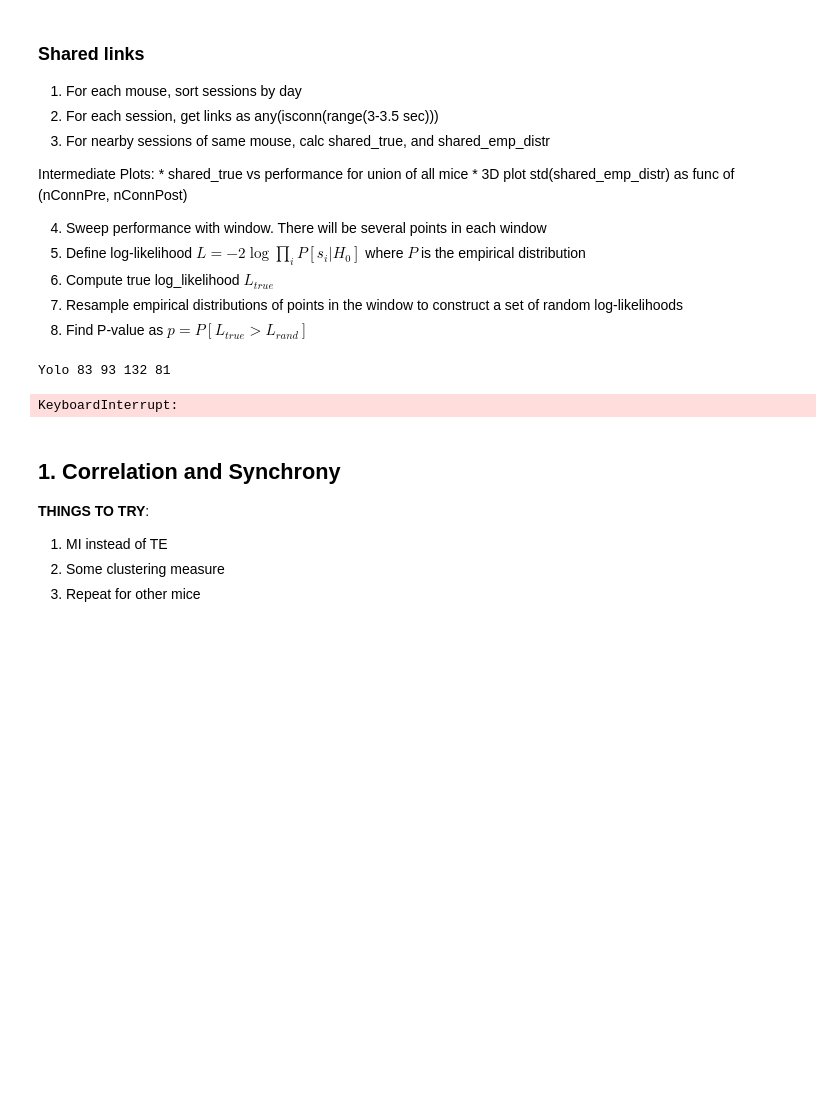
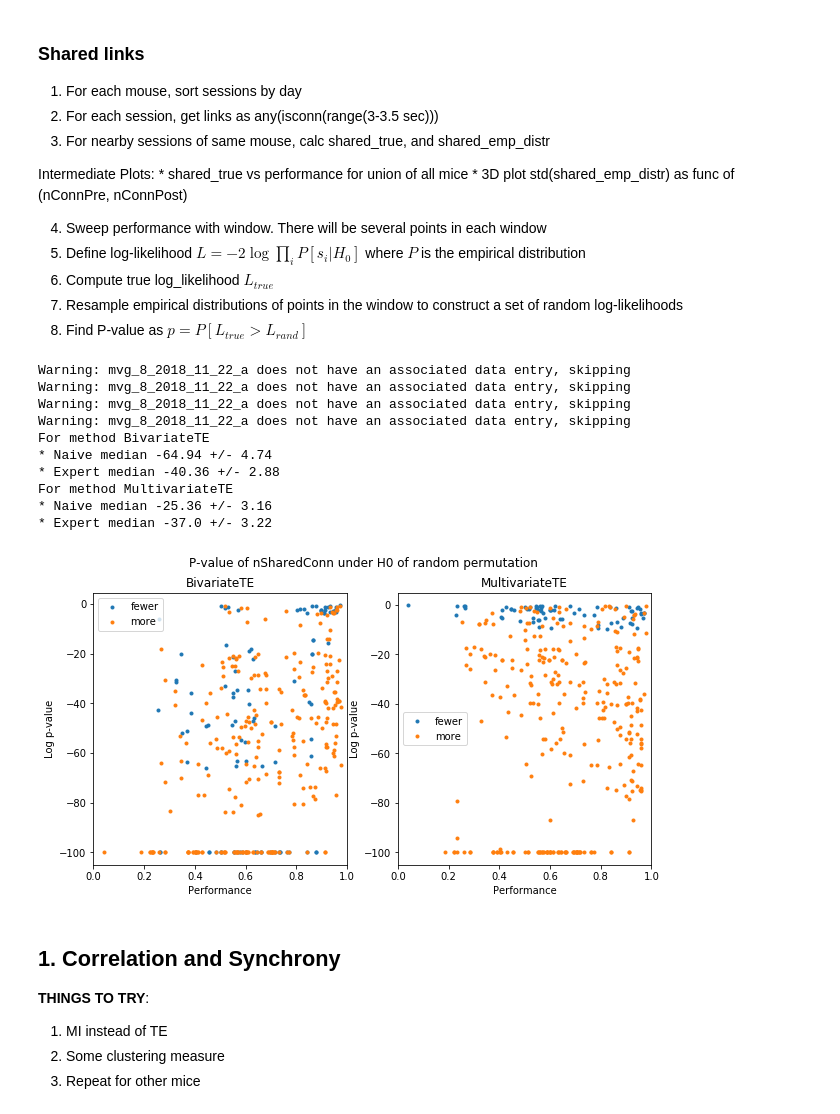
Before and after one commit to aleksejs-fomins/mesoscopic-functional-connectivity, a Jupyter notebook: codes/analysis_real/yaro_result/analysis-behavioural-neural.ipynb, the cells around one changed output. Cells and saved outputs as stored; diff of their text form; code cells hidden in the pictures; blank space fills up the shorter version.

```diff
--- a/codes/analysis_real/yaro_result/analysis-behavioural-neural.ipynb
+++ b/codes/analysis_real/yaro_result/analysis-behavioural-neural.ipynb
@@ -182,27 +127,17 @@ for method in dataDB.summaryTE['method'].keys():
-# %%
-tmpDict = sharedConnDict['BivariateTE']
-
-pval_H0_shared_random(
-    tmpDict['nConnPre'],
-    tmpDict['nConnPost'],
-    tmpDict['nConnTot'],
-    tmpDict['nConnShared'],
-    nResample=2000
-)
-
-# freqConnPostNorm = np.array(tmpDict['nConnPost']) / np.array(tmpDict['nConnTot'])
-# freqConnSharedNorm = np.array(tmpDict['nConnShared']) / np.array(tmpDict['nConnPost'])
-
-# plt.figure()
-# plt.plot(tmpDict['perf'], freqConnPostNorm, '.')
-# plt.show()
-
-# plt.figure()
-# plt.plot(tmpDict['perf'], freqConnSharedNorm, '.')
-# plt.show()
-# %% [output]
-Yolo 83 93 132 81
-KeyboardInterrupt:
+# %%
+connectomics_db.plot_te_shared_link_pval_by_performance(dataDB, pTHR, rangesSec=(3, 3.5))
+# %% [output]
+Warning: mvg_8_2018_11_22_a does not have an associated data entry, skipping
+Warning: mvg_8_2018_11_22_a does not have an associated data entry, skipping
+Warning: mvg_8_2018_11_22_a does not have an associated data entry, skipping
+Warning: mvg_8_2018_11_22_a does not have an associated data entry, skipping
+For method BivariateTE
+* Naive median -64.94 +/- 4.74
+* Expert median -40.36 +/- 2.88
+For method MultivariateTE
+* Naive median -25.36 +/- 3.16
+* Expert median -37.0 +/- 3.22
+[figure, added]
 # %% [markdown]
 ## 1. Correlation and Synchrony
 
```
Also changed, not shown: parts of 5 cells of this notebook, 18 other files.
